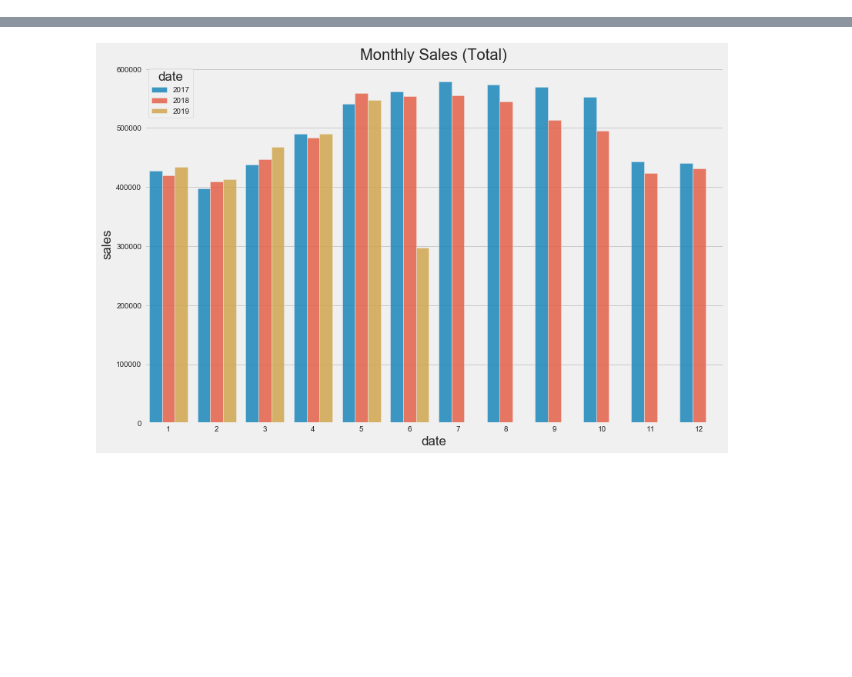
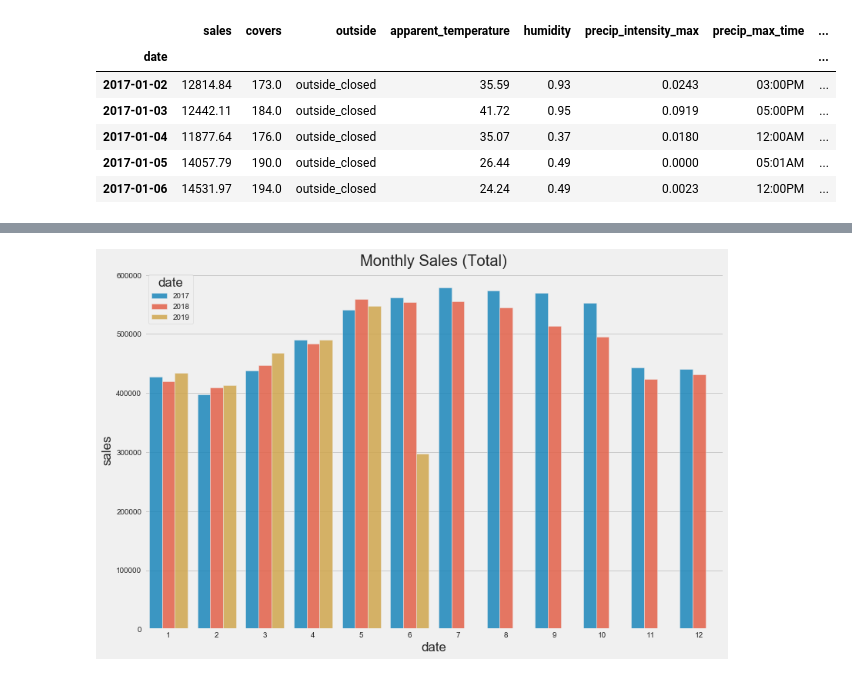
Before and after one commit to maks-p/restaurant_sales_forecasting, a Jupyter notebook: final_eda.ipynb, the cells around one changed output, grey strips where cells are left out. Saved outputs shown, nothing was run; the diff lists cells and outputs as text; code cells hidden in the pictures; blank space fills up the shorter version.

```diff
--- a/final_eda.ipynb
+++ b/final_eda.ipynb
@@ -50,3 +48,13 @@ dfp = df
+# %%
+df.head()
+# %% [output]
+|  | sales | covers | outside | apparent_temperature | humidity | precip_intensity_max | precip_max_time | ... |
+| date |  |  |  |  |  |  |  | ... |
+| 2017-01-02 | 12814.84 | 173.0 | outside_closed | 35.59 | 0.93 | 0.0243 | 03:00PM | ... |
+| 2017-01-03 | 12442.11 | 184.0 | outside_closed | 41.72 | 0.95 | 0.0919 | 05:00PM | ... |
+| 2017-01-04 | 11877.64 | 176.0 | outside_closed | 35.07 | 0.37 | 0.0180 | 12:00AM | ... |
+| 2017-01-05 | 14057.79 | 190.0 | outside_closed | 26.44 | 0.49 | 0.0000 | 05:01AM | ... |
+| 2017-01-06 | 14531.97 | 194.0 | outside_closed | 24.24 | 0.49 | 0.0023 | 12:00PM | ... |
 # %%
 # Drop Closed Nights for EDA
 df = df[df.closed == 0]
```
Also changed, not shown: parts of 6 cells of this notebook, 5 other files.
